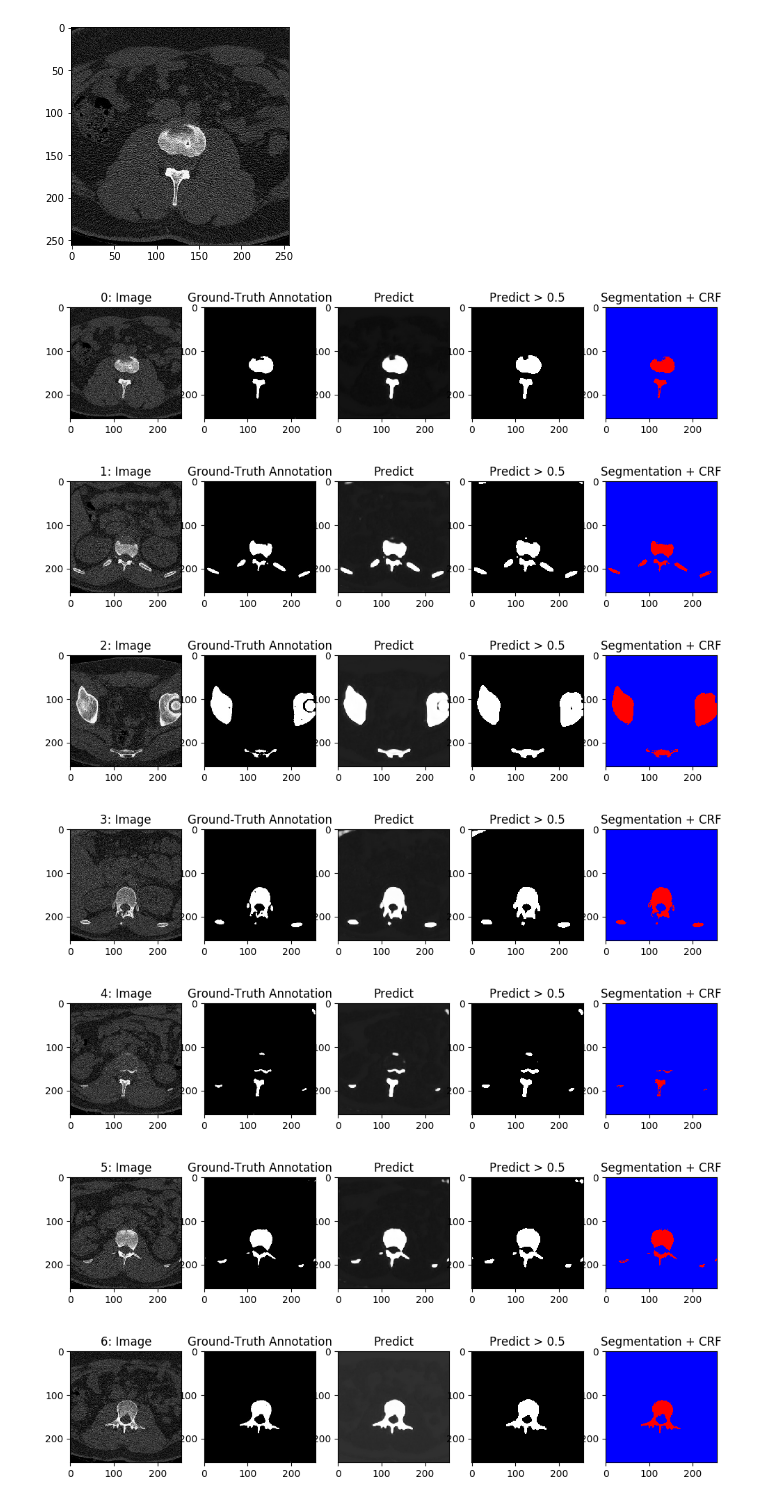
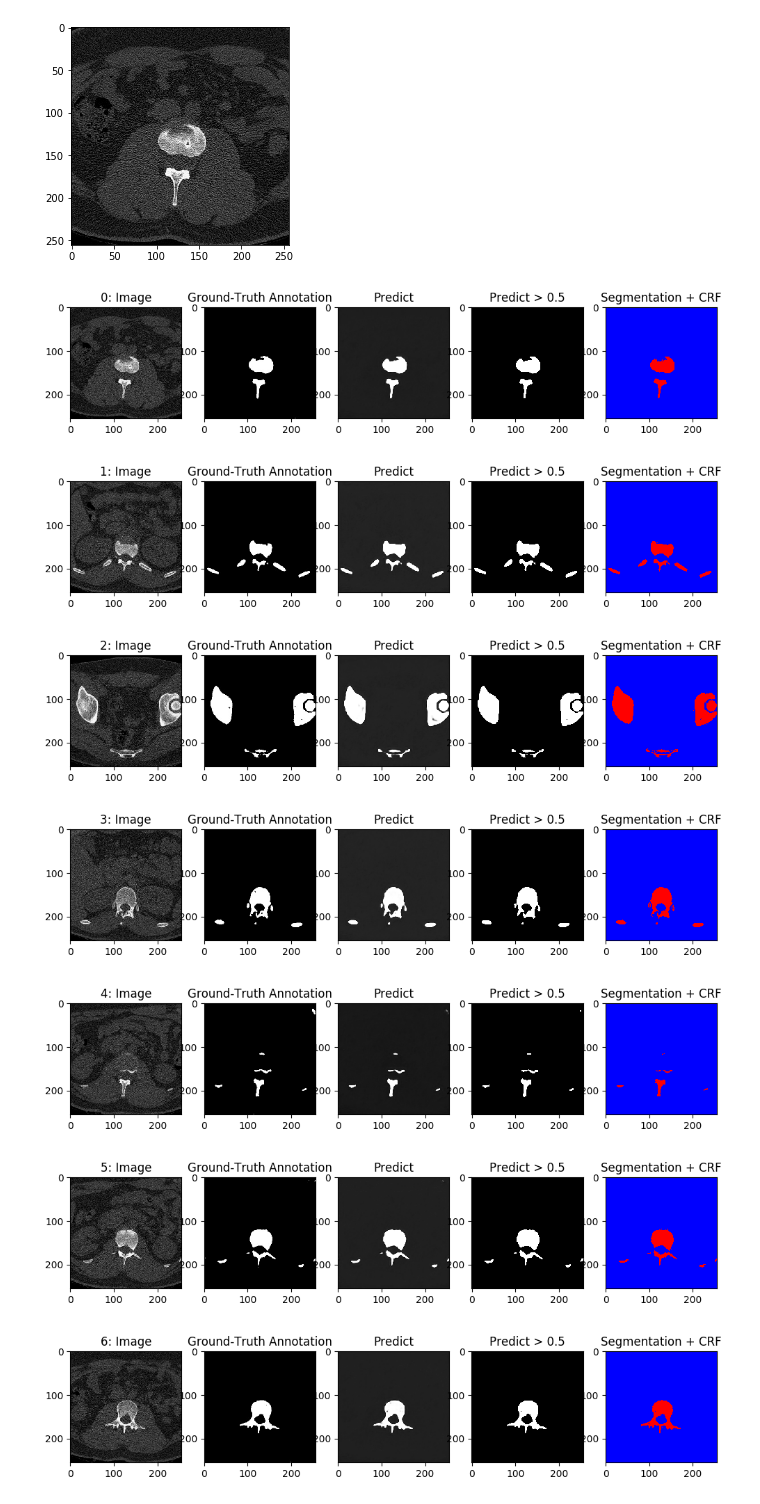
Before and after one commit to ianchen1015/segmentation, a Jupyter notebook: k/model_crf.ipynb, the cells around one changed output. Cells and saved outputs as stored; diff of their text form; code cells hidden in the pictures.

```diff
--- a/k/model_crf.ipynb
+++ b/k/model_crf.ipynb
@@ -89,8 +89,8 @@ import skimage.io as io
 size = 256
 num = 10
 
-def crf(n):
-    for num in range(0, n):
+def crf(n1,n):
+    for num in range(n1, n1+n):
         X = X_train[num:num+1]
         Y = Y_train[num:num+1]
 
@@ -113,39 +113,39 @@ def crf(n):
         unary = unary_from_softmax(softmax)# 2, 256, 256
 
         unary = np.ascontiguousarray(unary)
         unary = unary.reshape((2,-1))
 
         # d
 
         d = dcrf.DenseCRF2D(image.shape[0], image.shape[1], 2)
 
         d.setUnaryEnergy(unary)
 
         # create_pairwise_gaussian
         feats_g = create_pairwise_gaussian(sdims=(3, 3), shape=image.shape[:2])
-        d.addPairwiseEnergy(feats_g, compat=15)
+        d.addPairwiseEnergy(feats_g, compat=5)
 
         # create_pairwise_bilateral
-        feats_b = create_pairwise_bilateral(sdims=(99,99), schan=(0.01,), img=image, chdim=2)
-        d.addPairwiseEnergy(feats_b, compat=10)
+        feats_b = create_pairwise_bilateral(sdims=(256,256), schan=(0.001,), img=image, chdim=2)
+        d.addPairwiseEnergy(feats_b, compat=5)
 
         Q = d.inference(5)
 
         res = np.argmax(Q, axis=0).reshape((image.shape[0], image.shape[1]))
 
         plt.figure(num=None, figsize=(12, 15), dpi=100, facecolor='w', edgecolor='k')
         plt.subplot(151), plt.title(str(num) + ': Image'), plt.imshow(X.reshape(size,size), cmap='gray')
         plt.subplot(152), plt.title('Ground-Truth Annotation'), plt.imshow(Y.reshape(size,size), cmap='gray')
         plt.subplot(153), plt.title('Predict'), plt.imshow(predict.reshape(size,size), cmap='gray')
         plt.subplot(154), plt.title('Predict > 0.5'), plt.imshow(predict2.reshape(size,size), cmap='gray')
         plt.subplot(155), plt.title('Segmentation + CRF'), plt.imshow(res, cmap='bwr')
 
-crf(10)
+crf(0,20)
 # %% [output]
 [figure]
 [figure]
-[figure, old version]
+[figure, new version]
-[figure, old version]
+[figure, new version]
 [figure]
 [figure]
 [figure]
```
Also changed, not shown: parts of 1 cell of this notebook, 1 other file.
